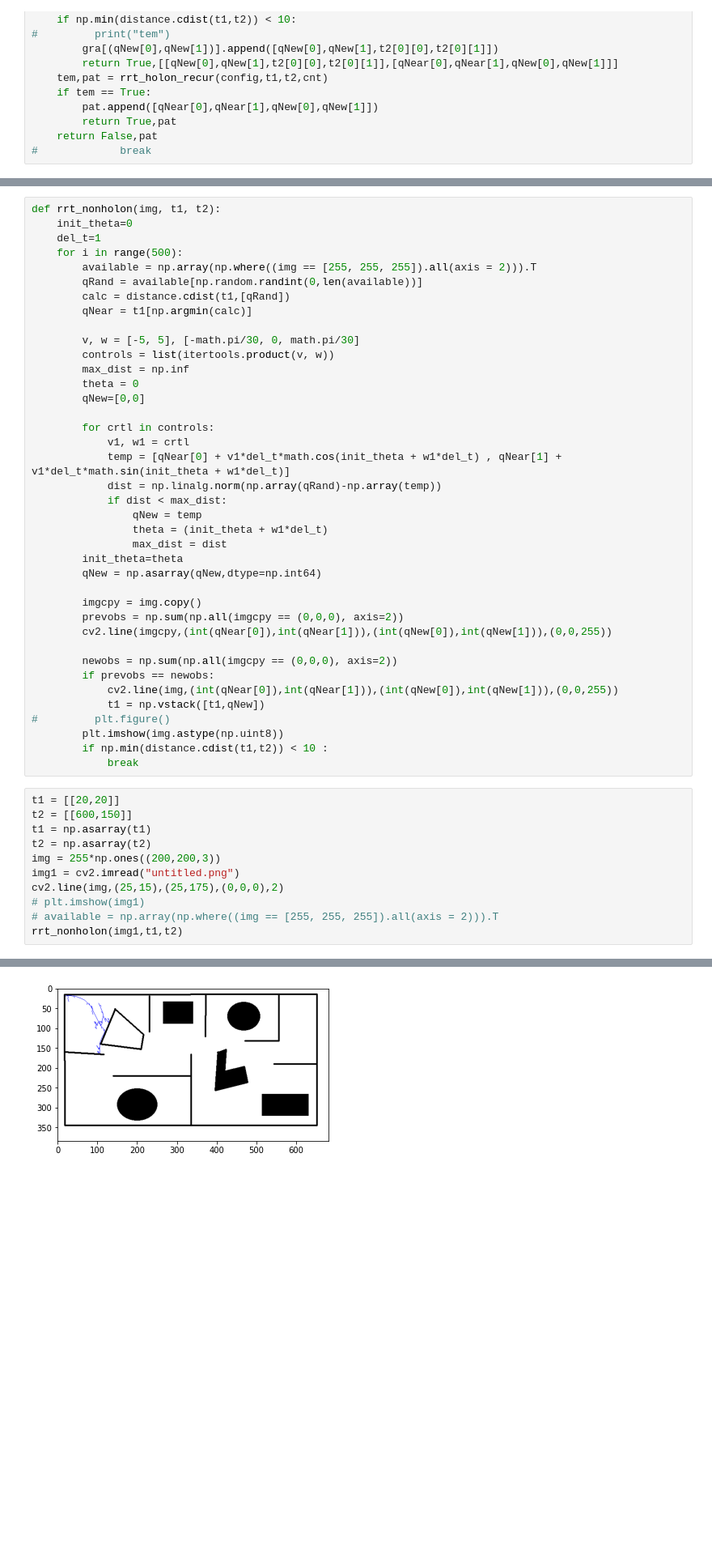
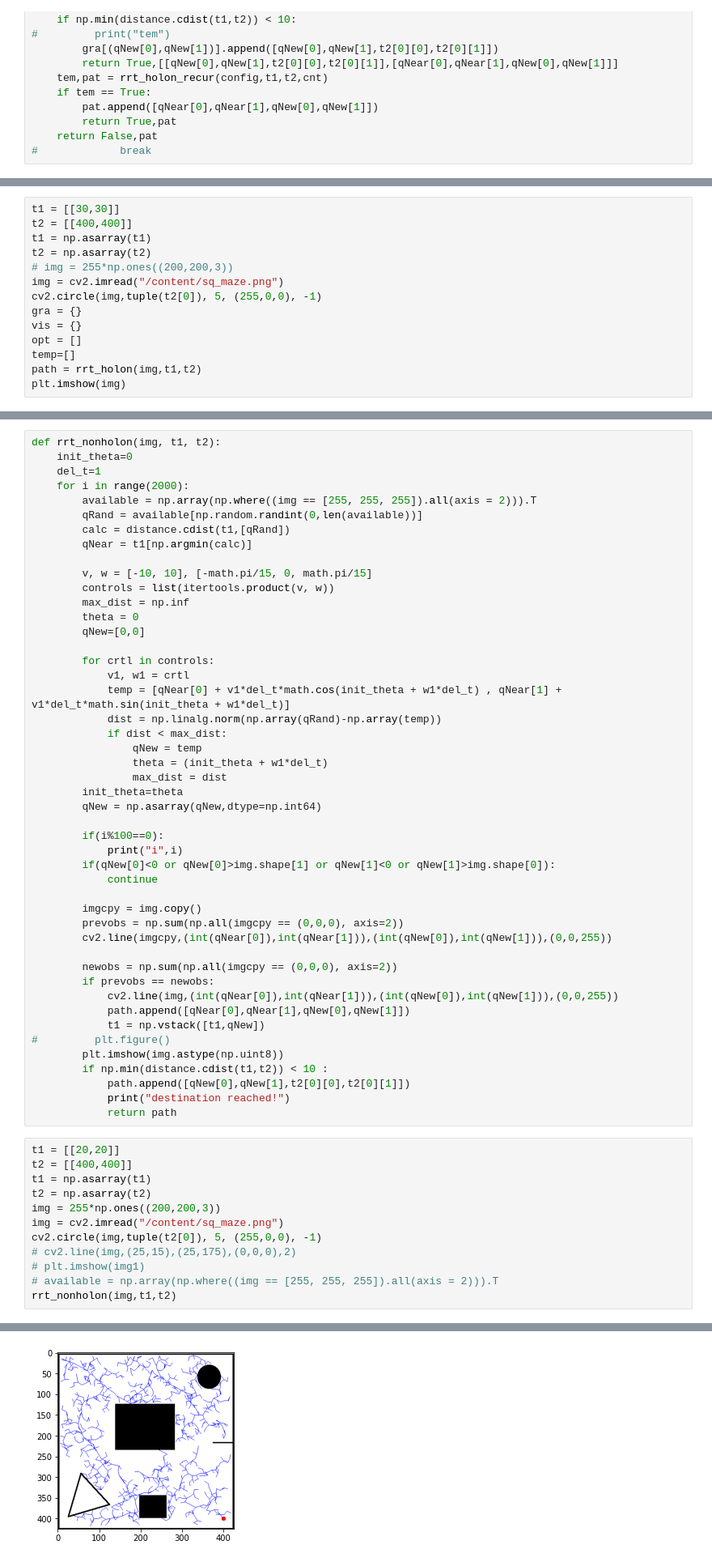
Before and after one commit to loaydatrain/Robotics-Planning-and-Navigation, a Jupyter notebook: assignment1/rrt.ipynb, the cells around one changed output, grey strips where cells are left out. Shown at 81% size. Drawn from its saved outputs; the diff is of its cells as text; blank space fills up the shorter version.

```diff
--- a/assignment1/rrt.ipynb
+++ b/assignment1/rrt.ipynb
@@ -125,0 +149,14 @@ def dfs(cur,des,path):
+# %%
+t1 = [[30,30]]
+t2 = [[400,400]]
+t1 = np.asarray(t1)
+t2 = np.asarray(t2)
+# img = 255*np.ones((200,200,3))
+img = cv2.imread("/content/sq_maze.png")
+cv2.circle(img,tuple(t2[0]), 5, (255,0,0), -1)
+gra = {}
+vis = {}
+opt = []
+temp=[]
+path = rrt_holon(img,t1,t2)
+plt.imshow(img)
@@ -171,13 +245,13 @@ AxesImage(112.68,36;217.44x217.44)
 def rrt_nonholon(img, t1, t2):
     init_theta=0
     del_t=1
-    for i in range(500):
+    for i in range(2000):
         available = np.array(np.where((img == [255, 255, 255]).all(axis = 2))).T
         qRand = available[np.random.randint(0,len(available))]
         calc = distance.cdist(t1,[qRand])
         qNear = t1[np.argmin(calc)]
 
-        v, w = [-5, 5], [-math.pi/30, 0, math.pi/30]
+        v, w = [-10, 10], [-math.pi/15, 0, math.pi/15]
         controls = list(itertools.product(v, w))
         max_dist = np.inf
         theta = 0
@@ -194,6 +268,11 @@ def rrt_nonholon(img, t1, t2):
         init_theta=theta
         qNew = np.asarray(qNew,dtype=np.int64)
 
+        if(i%100==0):
+            print("i",i)
+        if(qNew[0]<0 or qNew[0]>img.shape[1] or qNew[1]<0 or qNew[1]>img.shape[0]):
+            continue
+
         imgcpy = img.copy()
         prevobs = np.sum(np.all(imgcpy == (0,0,0), axis=2))
         cv2.line(imgcpy,(int(qNear[0]),int(qNear[1])),(int(qNew[0]),int(qNew[1])),(0,0,255))
@@ -201,20 +280,24 @@ def rrt_nonholon(img, t1, t2):
         newobs = np.sum(np.all(imgcpy == (0,0,0), axis=2))
         if prevobs == newobs:
             cv2.line(img,(int(qNear[0]),int(qNear[1])),(int(qNew[0]),int(qNew[1])),(0,0,255))
+            path.append([qNear[0],qNear[1],qNew[0],qNew[1]])
             t1 = np.vstack([t1,qNew])
 #         plt.figure()
         plt.imshow(img.astype(np.uint8))
         if np.min(distance.cdist(t1,t2)) < 10 :
-            break
+            path.append([qNew[0],qNew[1],t2[0][0],t2[0][1]])
+            print("destination reached!")
+            return path
 # %%
 t1 = [[20,20]]
-t2 = [[600,150]]
+t2 = [[400,400]]
 t1 = np.asarray(t1)
 t2 = np.asarray(t2)
 img = 255*np.ones((200,200,3))
-img1 = cv2.imread("untitled.png")
-cv2.line(img,(25,15),(25,175),(0,0,0),2)
+img = cv2.imread("/content/sq_maze.png")
+cv2.circle(img,tuple(t2[0]), 5, (255,0,0), -1)
+# cv2.line(img,(25,15),(25,175),(0,0,0),2)
 # plt.imshow(img1)
 # available = np.array(np.where((img == [255, 255, 255]).all(axis = 2))).T
-rrt_nonholon(img1,t1,t2)
+rrt_nonholon(img,t1,t2)
 # %% [output]
@@ -221 +334 @@ rrt_nonholon(img1,t1,t2)
-[figure, old version]
+[figure, new version]
```
Also changed, not shown: parts of 12 cells of this notebook, 4 other files.
